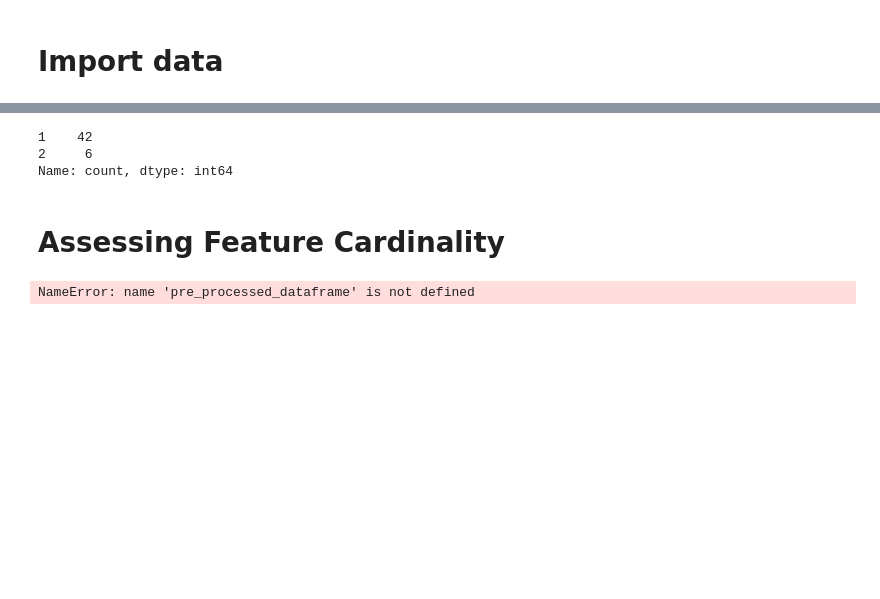
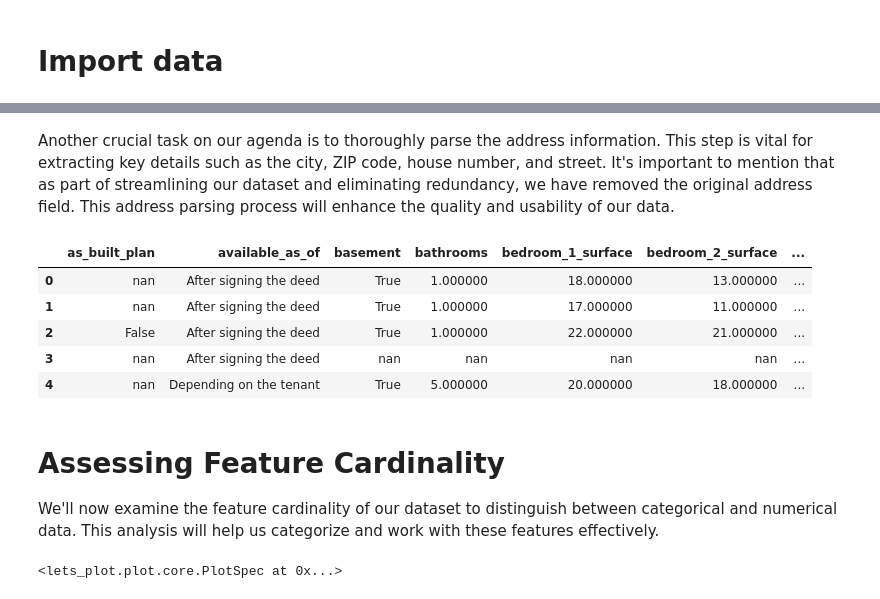
Before and after one commit to adamcseresznye/Belgian-House-Price-Predictor, a Jupyter notebook: notebooks/NB_2_ACs_Basic_clean_up_after_scraping.ipynb, the cells around one changed output, grey strips where cells are left out. Cells and saved outputs as stored; diff of their text form; code cells hidden in the pictures; blank space fills up the shorter version.

```diff
--- a/notebooks/NB_2_ACs_Basic_clean_up_after_scraping.ipynb
+++ b/notebooks/NB_2_ACs_Basic_clean_up_after_scraping.ipynb
@@ -156,32 +195,60 @@ pre_process_dataframe(df).head().style.set_sticky(axis=0)
 | 2 | Sint-Denijslaan 1 9000 - Gent | False | After signing the deed | True | 1.000000 | 22.000000 | 21.000000 | ... |
 | 3 | Hoogstraat 20 9340 - Lede | nan | After signing the deed | nan | nan | nan | nan | ... |
 | 4 | Mechelsesteenweg,157 2018 - Antwe... | nan | Depending on the tenant | True | 5.000000 | 20.000000 | 18.000000 | ... |
-# %%
-(
-    df["Construction year"]
-    .str.extract(r"([^a-zA-Z])", expand=True)  # NON-matching alphabetical characters
-    .value_counts()
-)
-# %% [output]
-1    42
-2     6
-Name: count, dtype: int64
+# %% [markdown]
+Another crucial task on our agenda is to thoroughly parse the address information. This step is vital for extracting key details such as the city, ZIP code, house number, and street. It's important to mention that as part of streamlining our dataset and eliminating redundancy, we have removed the original address field. This address parsing process will enhance the quality and usability of our data.
+# %%
+def separate_address(df: pd.DataFrame) -> pd.DataFrame:
+    """Separates the address into city, street name, house number, and zip code.
+
+    Args:
+        df (pd.DataFrame): The DataFrame containing the address column.
+
+    Returns:
+        pd.DataFrame: The DataFrame with the address separated into different columns.
+    """
+    # Define a regular expression pattern to extract street, house number, and zip code
+    pattern = r"(?P<street_name>.*?)\s*(?P<house_number>\d+\w*)?\s*(?P<zip>\d{4})"
+
+    try:
+        return df.assign(
+            city=lambda df: df.address.str.rsplit("-", expand=True, n=1)[1],
+            **(lambda dfx: dfx.rename(columns={"address": "original_address"}))(
+                df["address"].str.extract(pattern)
+            ),
+            street=lambda df: df.street_name.str.replace(
+                r"[^a-zA-Z\s]", "", regex=True
+            ),
+        ).drop(columns=["street_name", "address"])
+    except Exception as e:
+        print(f"Error separating address: {e}")
+        return df
+
+
+finer_pre_cleaned = separate_address(df_pre_processed)
+finer_pre_cleaned.head().style.set_sticky(axis=0)
+# %% [output]
+|  | as_built_plan | available_as_of | basement | bathrooms | bedroom_1_surface | bedroom_2_surface | ... |
+| 0 | nan | After signing the deed | True | 1.000000 | 18.000000 | 13.000000 | ... |
+| 1 | nan | After signing the deed | True | 1.000000 | 17.000000 | 11.000000 | ... |
+| 2 | False | After signing the deed | True | 1.000000 | 22.000000 | 21.000000 | ... |
+| 3 | nan | After signing the deed | nan | nan | nan | nan | ... |
+| 4 | nan | Depending on the tenant | True | 5.000000 | 20.000000 | 18.000000 | ... |
 # %% [markdown]
 # Assessing Feature Cardinality
+
+We'll now examine the feature cardinality of our dataset to distinguish between categorical and numerical data. This analysis will help us categorize and work with these features effectively.
 # %%
 # Assuming df is your DataFrame
 number_unique_entries = {
-    "column_name": pre_processed_dataframe.columns.tolist(),
-    "column_dtype": [
-        pre_processed_dataframe[col].dtype for col in pre_processed_dataframe.columns
-    ],
+    "column_name": finer_pre_cleaned.columns.tolist(),
+    "column_dtype": [finer_pre_cleaned[col].dtype for col in finer_pre_cleaned.columns],
     "unique_values_pct": [
-        pre_processed_dataframe[col].nunique()
-        for col in pre_processed_dataframe.columns
+        finer_pre_cleaned[col].nunique() for col in finer_pre_cleaned.columns
     ],
 }
 
-result_df = (
+(
     pd.DataFrame(number_unique_entries)
     .sort_values("unique_values_pct")
     .assign(
@@ -210,6 +277,5 @@ result_df = (
         + ggsize(800, 1000)
     )
 )
-result_df
 # %% [output]
-NameError: name 'pre_processed_dataframe' is not defined
+<lets_plot.plot.core.PlotSpec at 0x...>
```
Also changed, not shown: parts of 7 cells of this notebook, 1 other file.
